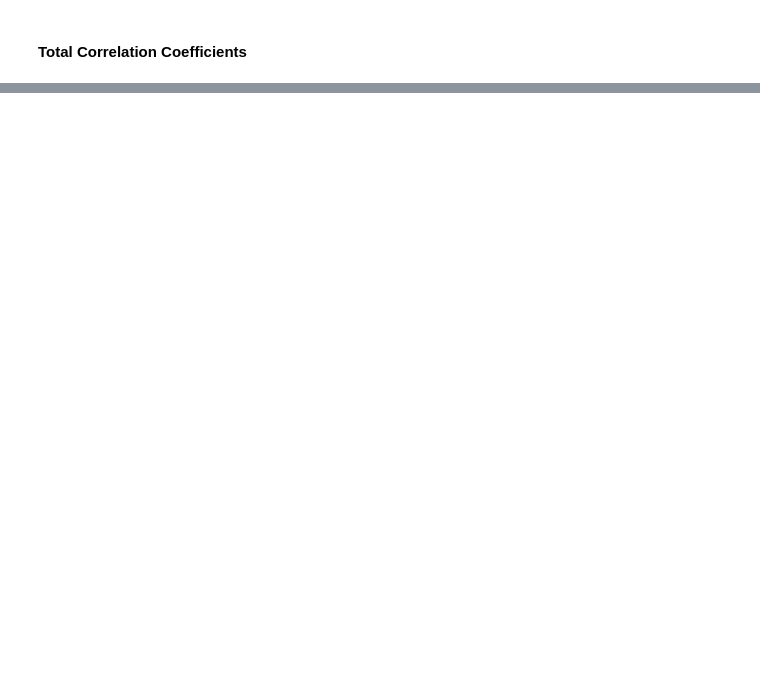
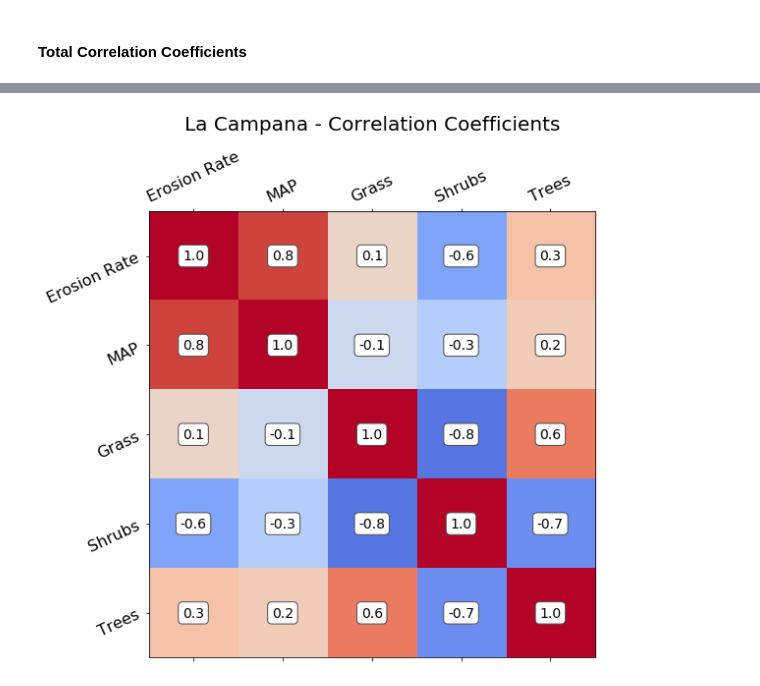
Before and after one commit to ManuSchmi88/paper_2_analysis, a Jupyter notebook: Results/coupled/load_nc_from_harddrive.ipynb, the cells around one changed output, grey strips where cells are left out. Drawn from its saved outputs; the diff is of its cells as text; code cells hidden in the pictures; blank space fills up the shorter version.

```diff
--- a/Results/coupled/load_nc_from_harddrive.ipynb
+++ b/Results/coupled/load_nc_from_harddrive.ipynb
@@ -509,0 +371,19 @@ plt.plot([azucar_shrubs_cov, santa_gracia_shrubs_cov, la_campana_shrubs_cov, nah
+# %%
+fig, ax = plt.subplots(1, figsize = [8,8])
+co = ax.matshow(corr_lc, cmap = 'coolwarm', vmin = -1 , vmax = 1)
+ax.set_xticks(range(len(df_lc.columns)))
+ax.set_xticklabels(df_lc.columns)
+ax.set_yticks(range(len(df_lc.columns)))
+ax.set_yticklabels(df_lc.columns)
+ax.axes.tick_params(labelsize = 16, rotation = 25)
+ax.set_title('La Campana - Correlation Coefficients', pad = 60, fontsize = 20)
+#plt.colorbar(co)
+
+for (i,j), z in np.ndenumerate(df_lc.corr()):
+    ax.text(j,i,'{:0.1f}'.format(z), ha = 'center', va = 'center',
+           bbox = dict(boxstyle='round', facecolor = 'white', edgecolor = '0.3'), fontsize = 14)
+
+plt.tight_layout()
+plt.savefig('la_campana_correlation_matrix.png')
+# %% [output]
+[figure, added]
```
Also changed, not shown: parts of 20 cells of this notebook, 13 other files.
